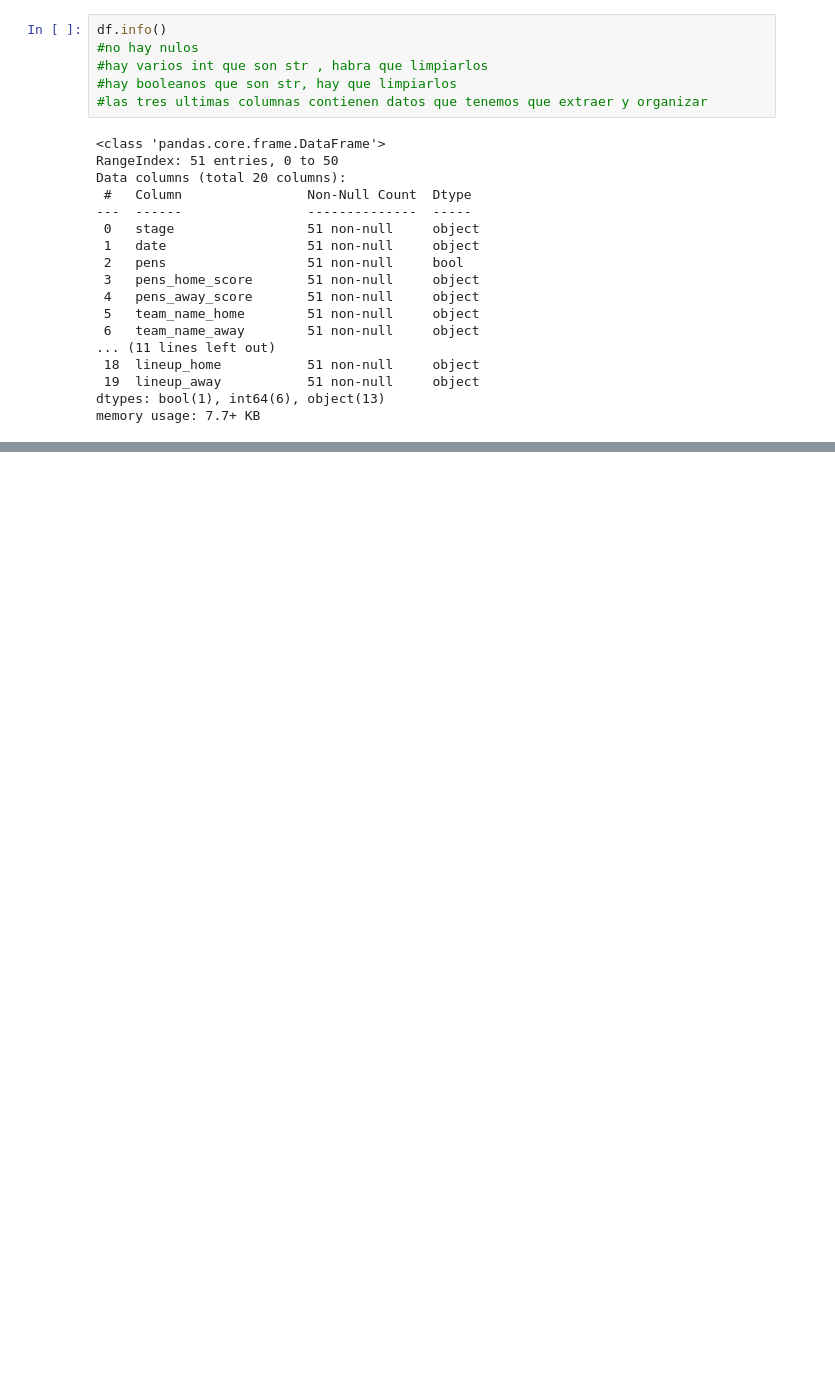
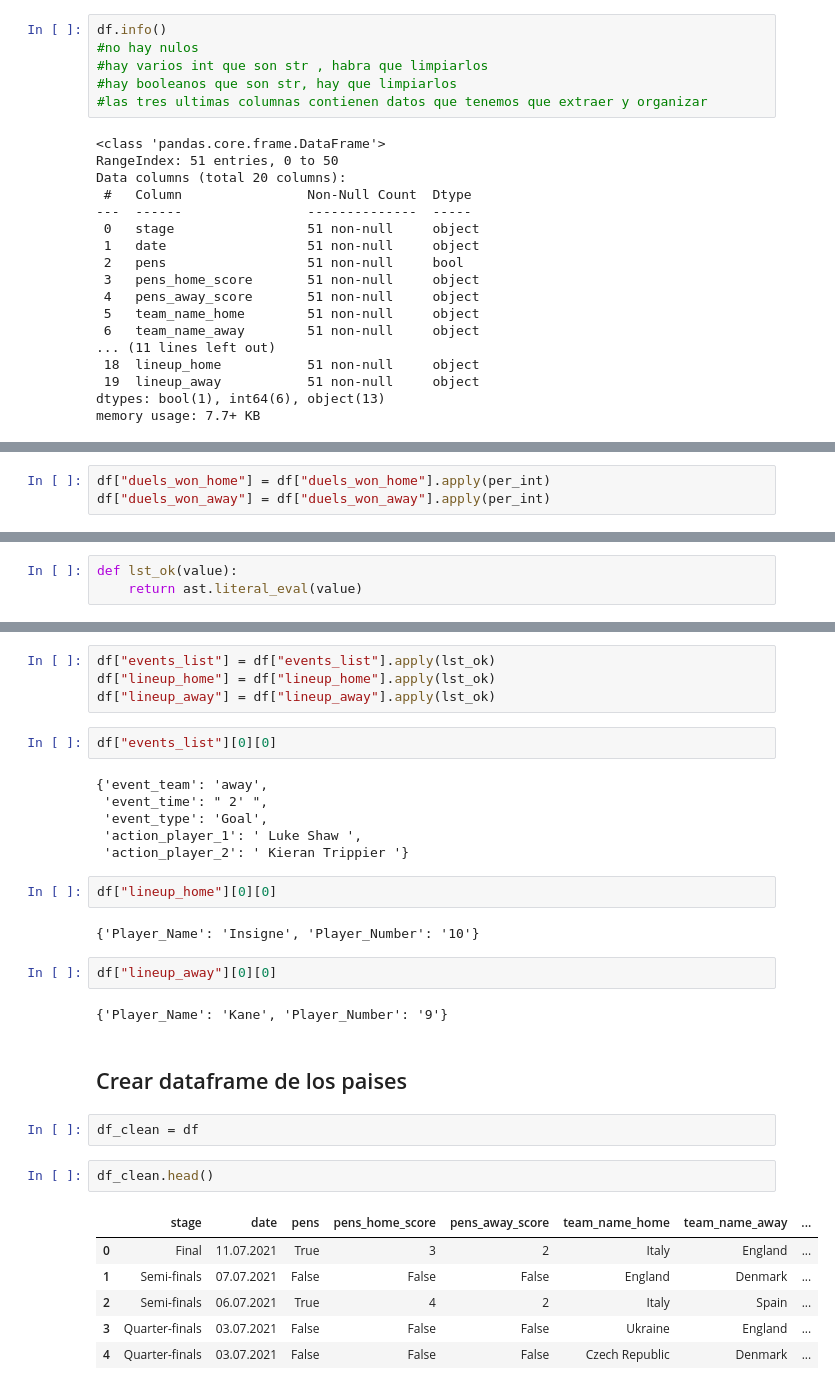
Before and after one commit to Block-Mole/mid_project, a Jupyter notebook: data/Data_cleaning.ipynb, the cells around one changed output, grey strips where cells are left out. Cells and saved outputs as stored; diff of their text form; blank space fills up the shorter version.

Commit message:
avance_data_cleaning

```diff
--- a/data/Data_cleaning.ipynb
+++ b/data/Data_cleaning.ipynb
@@ -69,0 +285,3 @@ Voy a organizar los datos de tal forma que pueda tener un json que cada objeto s
+# %%
+df["duels_won_home"] = df["duels_won_home"].apply(per_int)
+df["duels_won_away"] = df["duels_won_away"].apply(per_int)
@@ -69,0 +297,3 @@ Voy a organizar los datos de tal forma que pueda tener un json que cada objeto s
+# %%
+def lst_ok(value):
+    return ast.literal_eval(value)
@@ -69,0 +302,33 @@ Voy a organizar los datos de tal forma que pueda tener un json que cada objeto s
+# %%
+df["events_list"] = df["events_list"].apply(lst_ok)
+df["lineup_home"] = df["lineup_home"].apply(lst_ok)
+df["lineup_away"] = df["lineup_away"].apply(lst_ok)
+# %%
+df["events_list"][0][0]
+# %% [output]
+{'event_team': 'away',
+ 'event_time': " 2' ",
+ 'event_type': 'Goal',
+ 'action_player_1': ' Luke Shaw ',
+ 'action_player_2': ' Kieran Trippier '}
+# %%
+df["lineup_home"][0][0]
+# %% [output]
+{'Player_Name': 'Insigne', 'Player_Number': '10'}
+# %%
+df["lineup_away"][0][0]
+# %% [output]
+{'Player_Name': 'Kane', 'Player_Number': '9'}
+# %% [markdown]
+## Crear dataframe de los paises
+# %%
+df_clean = df
+# %%
+df_clean.head()
+# %% [output]
+|  | stage | date | pens | pens_home_score | pens_away_score | team_name_home | team_name_away | ... |
+| 0 | Final | 11.07.2021 | True | 3 | 2 | Italy | England | ... |
+| 1 | Semi-finals | 07.07.2021 | False | False | False | England | Denmark | ... |
+| 2 | Semi-finals | 06.07.2021 | True | 4 | 2 | Italy | Spain | ... |
+| 3 | Quarter-finals | 03.07.2021 | False | False | False | Ukraine | England | ... |
+| 4 | Quarter-finals | 03.07.2021 | False | False | False | Czech Republic | Denmark | ... |
```
Also changed, not shown: parts of 54 cells of this notebook.
